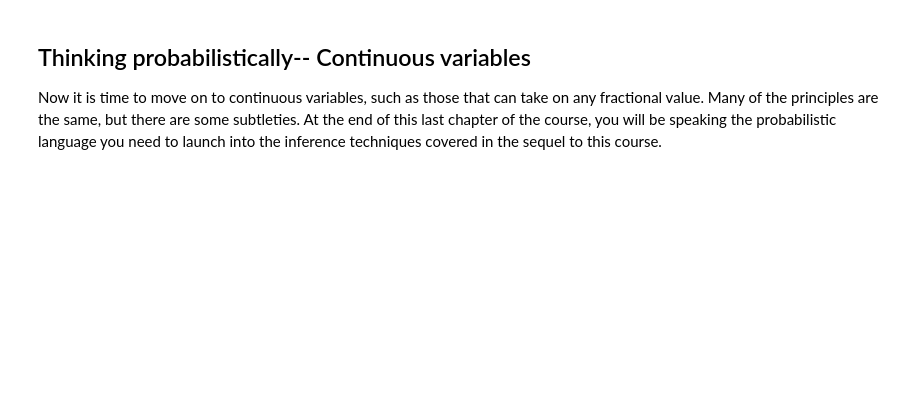
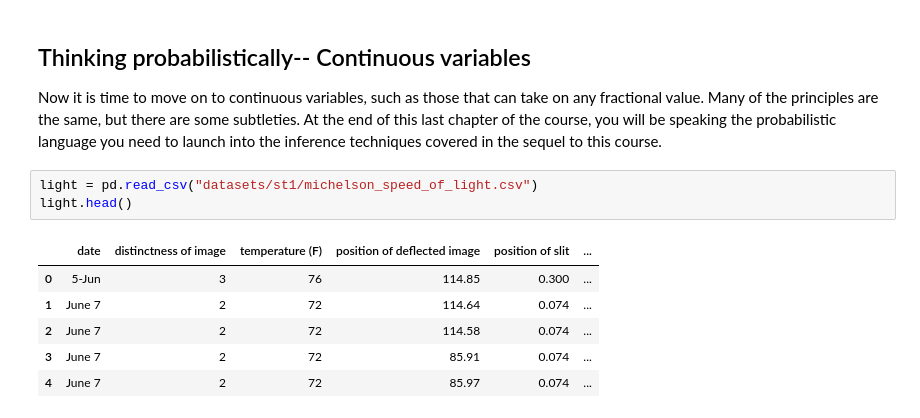
Before and after one commit to iamjz/Python-Data, a Jupyter notebook: StatisticalThinking1.ipynb, the cells around one changed output. Drawn from its saved outputs; the diff is of its cells as text; blank space fills up the shorter version.

```diff
--- a/StatisticalThinking1.ipynb
+++ b/StatisticalThinking1.ipynb
@@ -365,3 +365,13 @@ Probability of seven or more no-hitters: 0.0082
 ## Thinking probabilistically-- Continuous variables
 
 Now it is time to move on to continuous variables, such as those that can take on any fractional value. Many of the principles are the same, but there are some subtleties. At the end of this last chapter of the course, you will be speaking the probabilistic language you need to launch into the inference techniques covered in the sequel to this course.
+# %%
+light = pd.read_csv("datasets/st1/michelson_speed_of_light.csv")
+light.head()
+# %% [output]
+|  | date | distinctness of image | temperature (F) | position of deflected image | position of slit | ... |
+| 0 | 5-Jun | 3 | 76 | 114.85 | 0.300 | ... |
+| 1 | June 7 | 2 | 72 | 114.64 | 0.074 | ... |
+| 2 | June 7 | 2 | 72 | 114.58 | 0.074 | ... |
+| 3 | June 7 | 2 | 72 | 85.91 | 0.074 | ... |
+| 4 | June 7 | 2 | 72 | 85.97 | 0.074 | ... |
```
Also changed, not shown: parts of 13 cells of this notebook, 1 other file.
